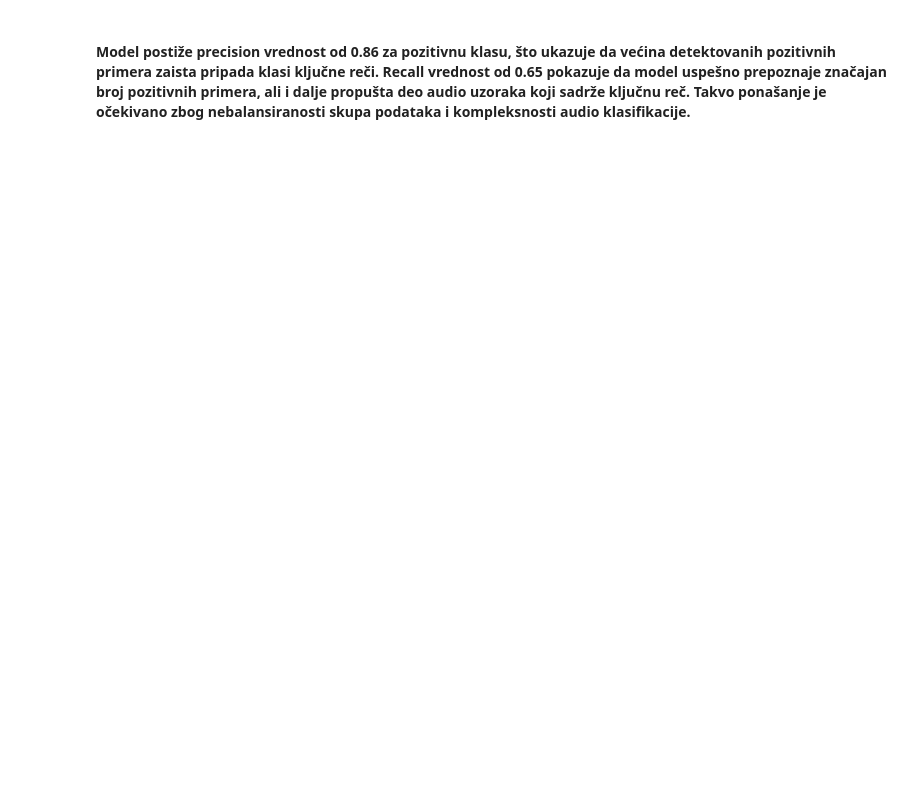
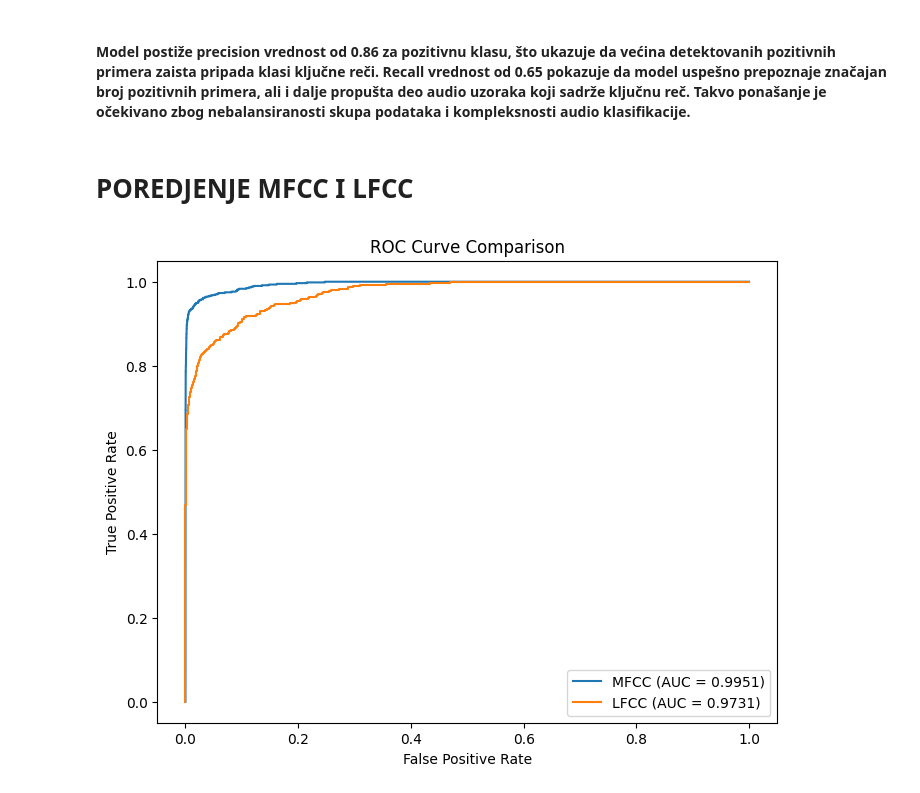
Before and after one commit to medenica02/wake-word-detection, a Jupyter notebook: main.ipynb, the cells around one changed output. Cells and saved outputs as stored; diff of their text form; code cells hidden in the pictures; blank space fills up the shorter version.

Commit message:
Compared MFCC and LFCC models, filled documentation

```diff
--- a/main.ipynb
+++ b/main.ipynb
@@ -321,4 +321,6 @@ MFCC Accuracy: 0.9945000617970584
 weighted avg       0.99      0.99      0.99     16182
+# %%
+mfcc_probs = np.array(all_probs)
 # %%
 plt.figure(figsize=(7,5))
 plt.plot(range(1, num_epochs + 1), train_losses)
@@ -691,3 +693,5 @@ weighted avg       0.98      0.98      0.98     16182
+# %%
+lfcc_probs = np.array(all_probs)
 # %%
 plt.figure(figsize=(7,5))
 plt.plot(range(1, num_epochs + 1), train_losses)
@@ -743,2 +747,24 @@ plt.show()
 # %% [markdown]
 #### Model postiže precision vrednost od 0.86 za pozitivnu klasu, što ukazuje da većina detektovanih pozitivnih primera zaista pripada klasi ključne reči. Recall vrednost od 0.65 pokazuje da model uspešno prepoznaje značajan broj pozitivnih primera, ali i dalje propušta deo audio uzoraka koji sadrže ključnu reč. Takvo ponašanje je očekivano zbog nebalansiranosti skupa podataka i kompleksnosti audio klasifikacije.
+# %% [markdown]
+# POREDJENJE MFCC I LFCC
+# %%
+fpr_mfcc, tpr_mfcc, _ = roc_curve(y_mfcc_test, mfcc_probs)
+roc_auc_mfcc = auc(fpr_mfcc, tpr_mfcc)
+
+fpr_lfcc, tpr_lfcc, _ = roc_curve(y_lfcc_test, lfcc_probs)
+roc_auc_lfcc = auc(fpr_lfcc, tpr_lfcc)
+
+plt.figure(figsize=(8,6))
+plt.plot(fpr_mfcc,tpr_mfcc,label=f"MFCC (AUC = {roc_auc_mfcc:.4f})")
+
+plt.plot(fpr_lfcc,tpr_lfcc,label=f"LFCC (AUC = {roc_auc_lfcc:.4f})")
+
+plt.xlabel("False Positive Rate")
+plt.ylabel("True Positive Rate")
+plt.title("ROC Curve Comparison")
+plt.legend()
+
+plt.show()
+# %% [output]
+[figure, added]
```
Also changed, not shown: parts of 12 cells of this notebook, 14 other files.
